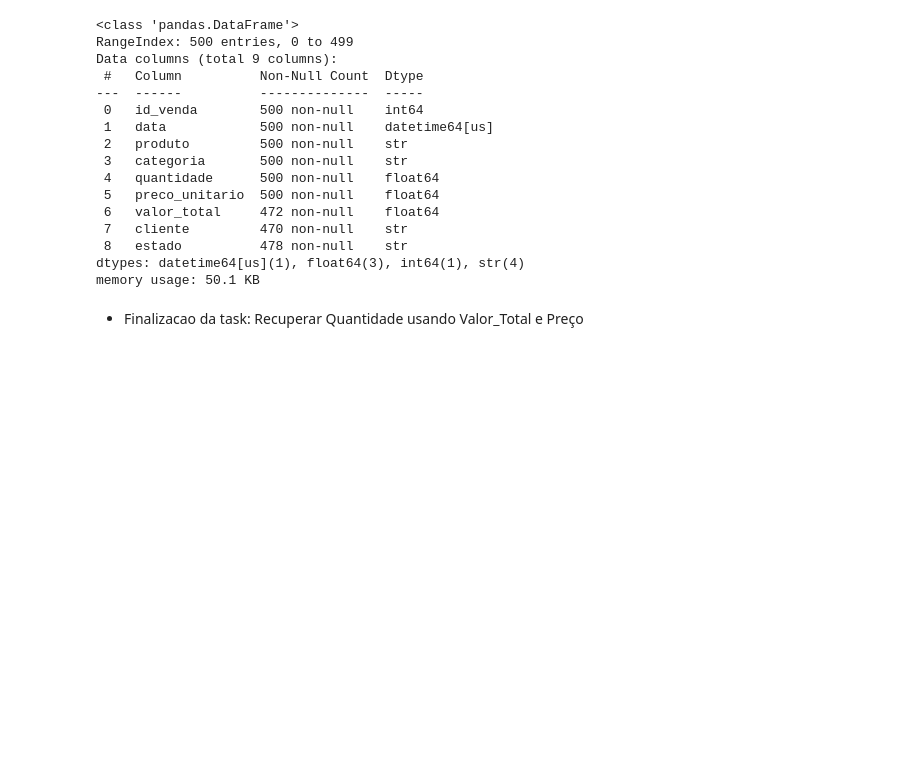
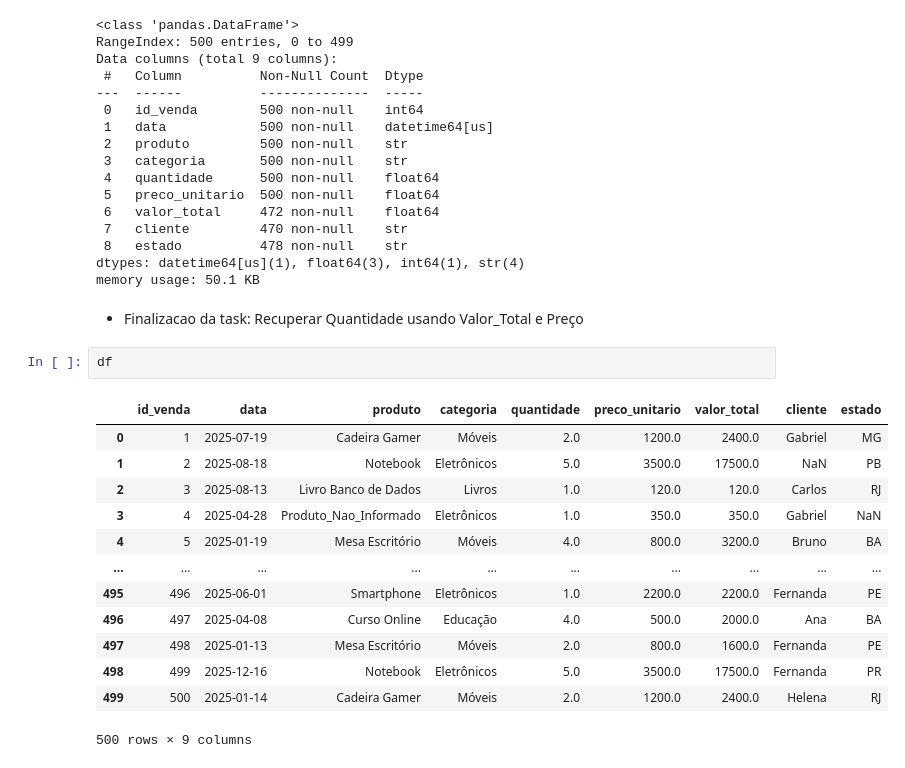
Before and after one commit to Pedro-Antonio-Dev/analise-vendas-python, a Jupyter notebook: notebooks/analise_vendas.ipynb, the cells around one changed output. Drawn from its saved outputs; the diff is of its cells as text; blank space fills up the shorter version.

```diff
--- a/notebooks/analise_vendas.ipynb
+++ b/notebooks/analise_vendas.ipynb
@@ -392,3 +392,19 @@ dtypes: datetime64[us](1), float64(3), int64(1), str(4)
 memory usage: 50.1 KB
 # %% [markdown]
 - Finalizacao da task: Recuperar Quantidade usando Valor_Total e Preço
+# %%
+df
+# %% [output]
+|  | id_venda | data | produto | categoria | quantidade | preco_unitario | valor_total | cliente | estado |
+| 0 | 1 | 2025-07-19 | Cadeira Gamer | Móveis | 2.0 | 1200.0 | 2400.0 | Gabriel | MG |
+| 1 | 2 | 2025-08-18 | Notebook | Eletrônicos | 5.0 | 3500.0 | 17500.0 | NaN | PB |
+| 2 | 3 | 2025-08-13 | Livro Banco de Dados | Livros | 1.0 | 120.0 | 120.0 | Carlos | RJ |
+| 3 | 4 | 2025-04-28 | Produto_Nao_Informado | Eletrônicos | 1.0 | 350.0 | 350.0 | Gabriel | NaN |
+| 4 | 5 | 2025-01-19 | Mesa Escritório | Móveis | 4.0 | 800.0 | 3200.0 | Bruno | BA |
+| ... | ... | ... | ... | ... | ... | ... | ... | ... | ... |
+| 495 | 496 | 2025-06-01 | Smartphone | Eletrônicos | 1.0 | 2200.0 | 2200.0 | Fernanda | PE |
+| 496 | 497 | 2025-04-08 | Curso Online | Educação | 4.0 | 500.0 | 2000.0 | Ana | BA |
+| 497 | 498 | 2025-01-13 | Mesa Escritório | Móveis | 2.0 | 800.0 | 1600.0 | Fernanda | PE |
+| 498 | 499 | 2025-12-16 | Notebook | Eletrônicos | 5.0 | 3500.0 | 17500.0 | Fernanda | PR |
+| 499 | 500 | 2025-01-14 | Cadeira Gamer | Móveis | 2.0 | 1200.0 | 2400.0 | Helena | RJ |
+500 rows × 9 columns
```
Also changed, not shown: parts of 2 cells of this notebook.
